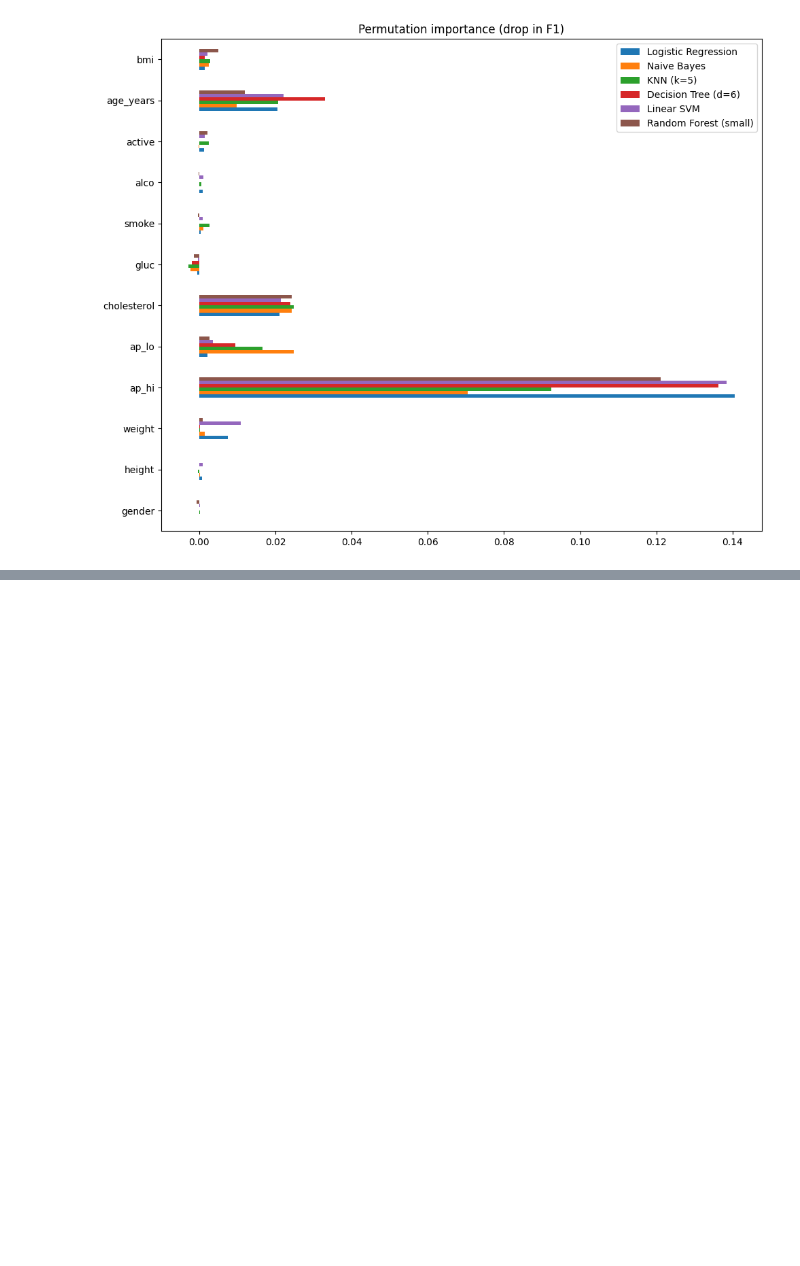
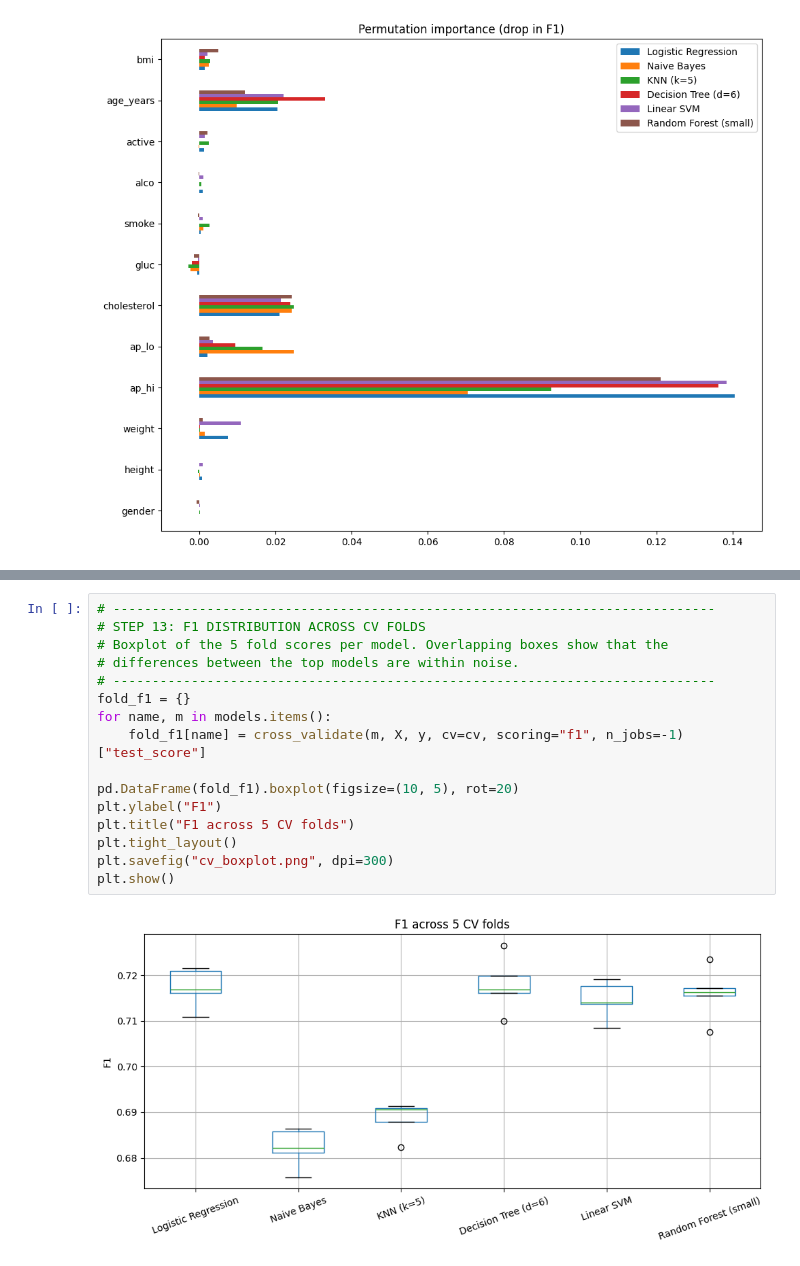
Before and after one commit to Homnath123/Lightweight-ML-Healthcare-AI-IoT, a Jupyter notebook: MachineLearning_Predictions.ipynb, the cells around one changed output, grey strips where cells are left out. Drawn from its saved outputs; the diff is of its cells as text; blank space fills up the shorter version.

```diff
--- a/MachineLearning_Predictions.ipynb
+++ b/MachineLearning_Predictions.ipynb
@@ -343,0 +425,18 @@ plt.show()
+# %%
+# -----------------------------------------------------------------------------
+# STEP 13: F1 DISTRIBUTION ACROSS CV FOLDS
+# Boxplot of the 5 fold scores per model. Overlapping boxes show that the
+# differences between the top models are within noise.
+# -----------------------------------------------------------------------------
+fold_f1 = {}
+for name, m in models.items():
+    fold_f1[name] = cross_validate(m, X, y, cv=cv, scoring="f1", n_jobs=-1)["test_score"]
+
+pd.DataFrame(fold_f1).boxplot(figsize=(10, 5), rot=20)
+plt.ylabel("F1")
+plt.title("F1 across 5 CV folds")
+plt.tight_layout()
+plt.savefig("cv_boxplot.png", dpi=300)
+plt.show()
+# %% [output]
+[figure, added]
```
Also changed, not shown: parts of 4 cells of this notebook.
